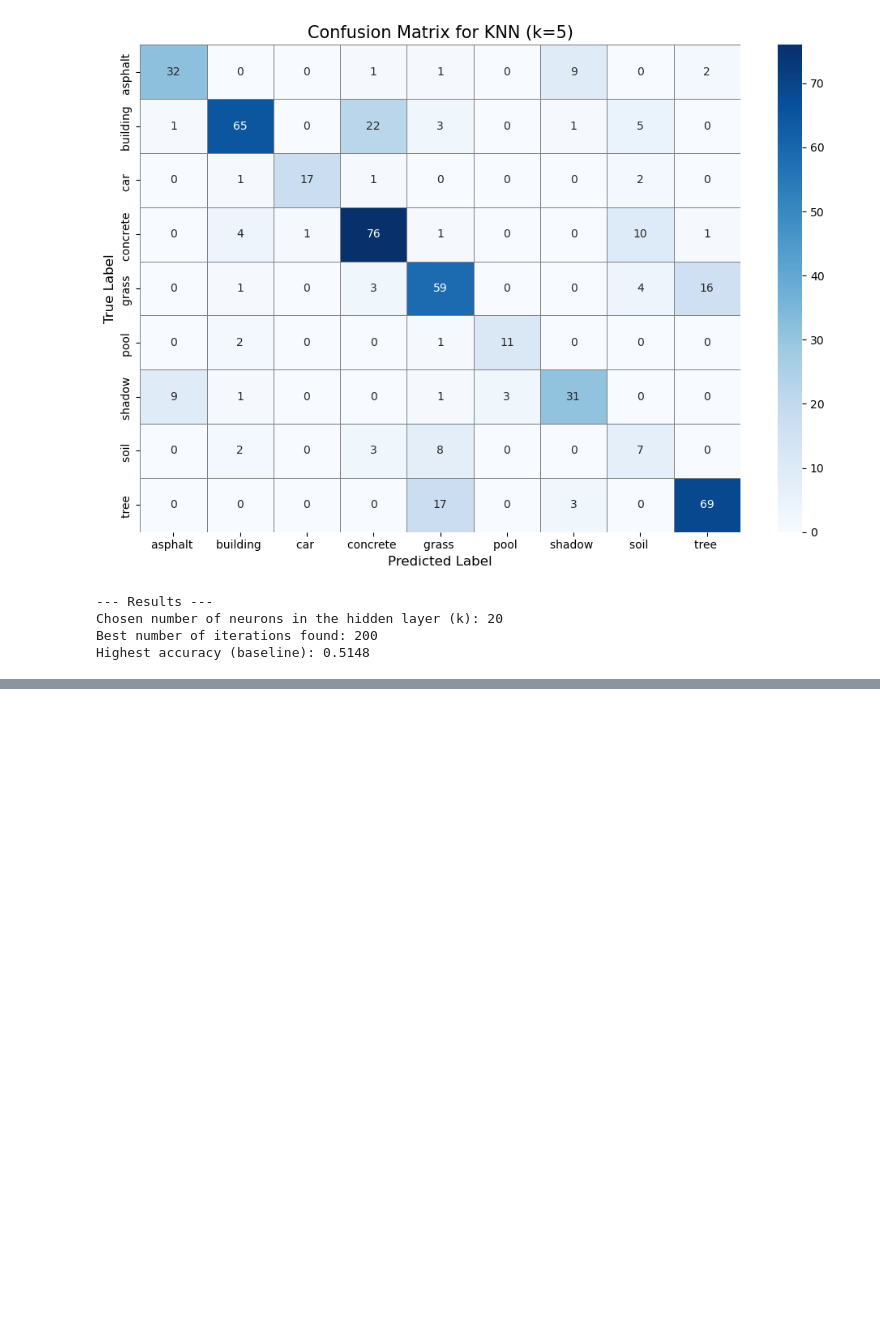
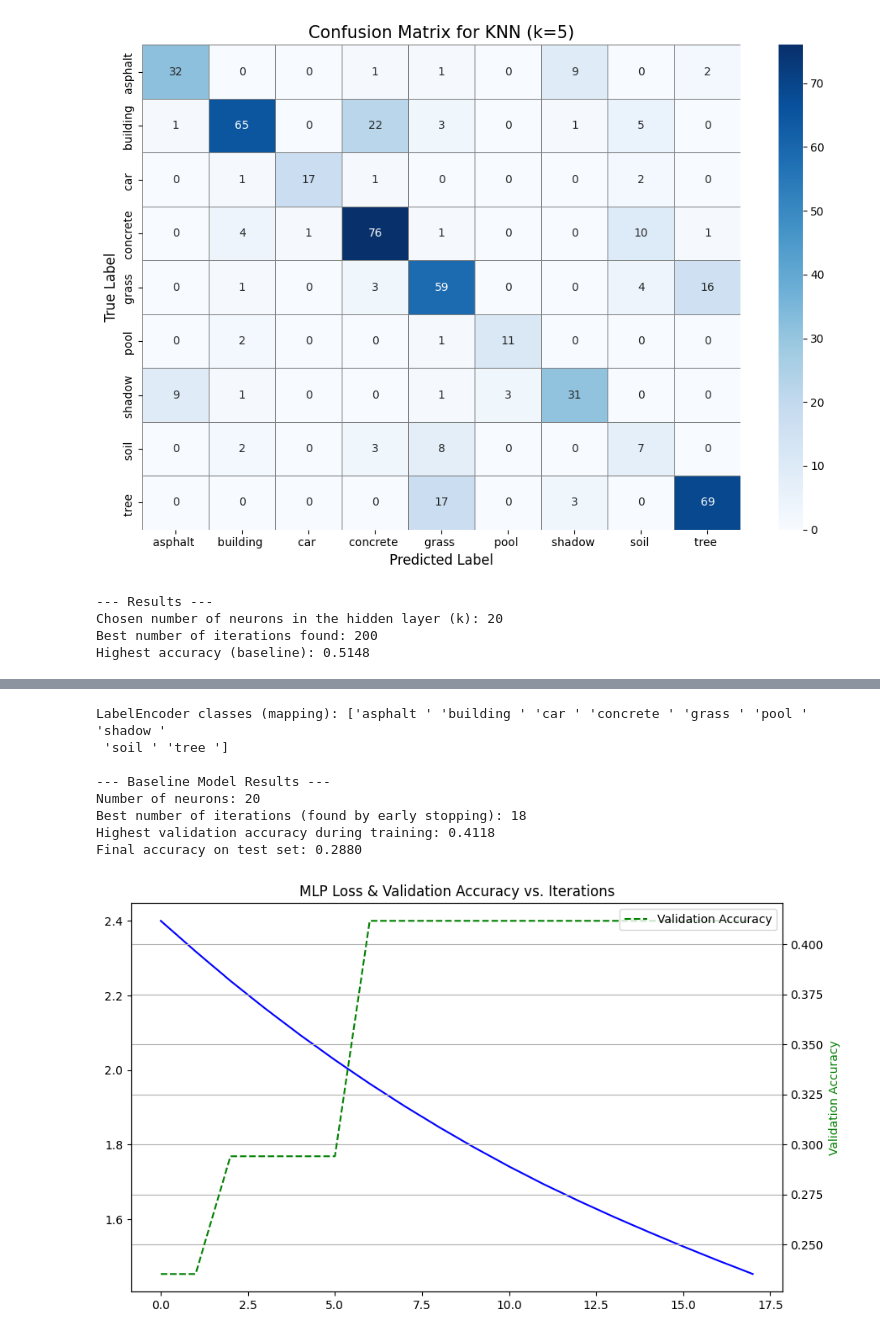
Before and after one commit to ethangreeney/FDSassignment2, a Jupyter notebook: SecondCodeFile.ipynb, the cells around one changed output, grey strips where cells are left out. Saved outputs shown, nothing was run; the diff lists cells and outputs as text; code cells hidden in the pictures; blank space fills up the shorter version.

Commit message:
mlp loss vs iterations

```diff
--- a/SecondCodeFile.ipynb
+++ b/SecondCodeFile.ipynb
@@ -197,0 +203,61 @@ print(f"Highest accuracy (baseline): {best_accuracy:.4f}")
+# %%
+from sklearn.preprocessing import LabelEncoder
+
+# 1. Initialize the encoder
+le = LabelEncoder()
+
+# 2. Fit the encoder on the training labels and transform them to integers
+y_train_encoded = le.fit_transform(y_train)
+
+# 3. Use the SAME fitted encoder to transform the test labels
+y_test_encoded = le.transform(y_test)
+
+# You can see the mapping it learned
+print("LabelEncoder classes (mapping):", le.classes_)
+
+neurons_k = 20
+mlp = MLPClassifier(
+    hidden_layer_sizes=(neurons_k,),
+    max_iter=200,
+    random_state=42,
+    early_stopping=True,
+    validation_fraction=0.1,
+    n_iter_no_change=10
+)
+
+mlp.fit(X_train_scaled, y_train_encoded)
+
+best_iterations = mlp.n_iter_
+best_validation_accuracy = max(mlp.validation_scores_)
+final_test_accuracy = mlp.score(X_test_scaled, y_test_encoded)
+
+print("\n--- Baseline Model Results ---")
+print(f"Number of neurons: {neurons_k}")
+print(f"Best number of iterations (found by early stopping): {best_iterations}")
+print(f"Highest validation accuracy during training: {best_validation_accuracy:.4f}")
+print(f"Final accuracy on test set: {final_test_accuracy:.4f}")
+
+plt.figure(figsize=(10, 6))
+plt.plot(mlp.loss_curve_, label='Training Loss', color='blue')
+
+ax2 = plt.gca().twinx()
+ax2.plot(mlp.validation_scores_, label='Validation Accuracy', color='green', linestyle='--')
+
+plt.title('MLP Loss & Validation Accuracy vs. Iterations')
+plt.xlabel('Iteration (Epoch)')
+plt.ylabel('Training Loss', color='blue')
+ax2.set_ylabel('Validation Accuracy', color='green')
+plt.legend(loc='upper left')
+ax2.legend(loc='upper right')
+plt.grid(True)
+plt.show()
+# %% [output]
+LabelEncoder classes (mapping): ['asphalt ' 'building ' 'car ' 'concrete ' 'grass ' 'pool ' 'shadow '
+ 'soil ' 'tree ']
+
+--- Baseline Model Results ---
+Number of neurons: 20
+Best number of iterations (found by early stopping): 18
+Highest validation accuracy during training: 0.4118
+Final accuracy on test set: 0.2880
+[figure, added]
```
Also changed, not shown: parts of 1 cell of this notebook, 1 other file.
